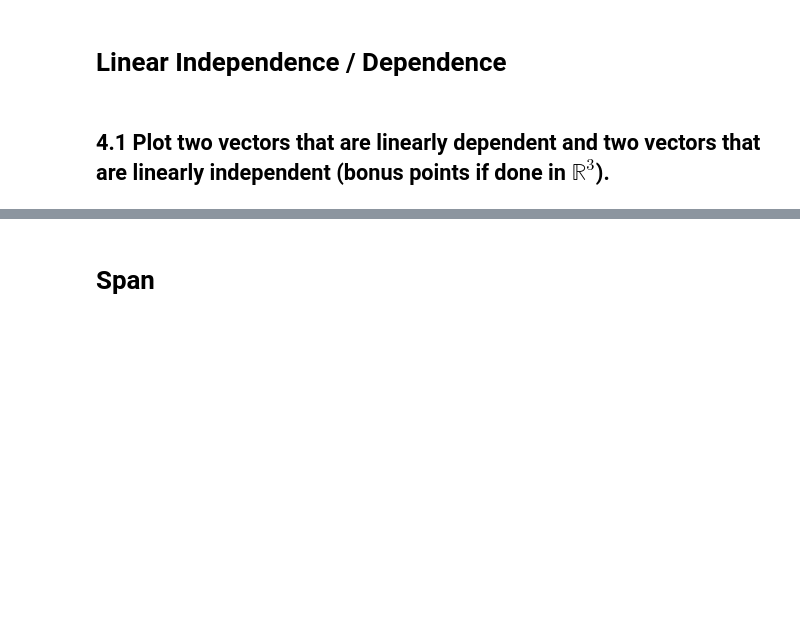
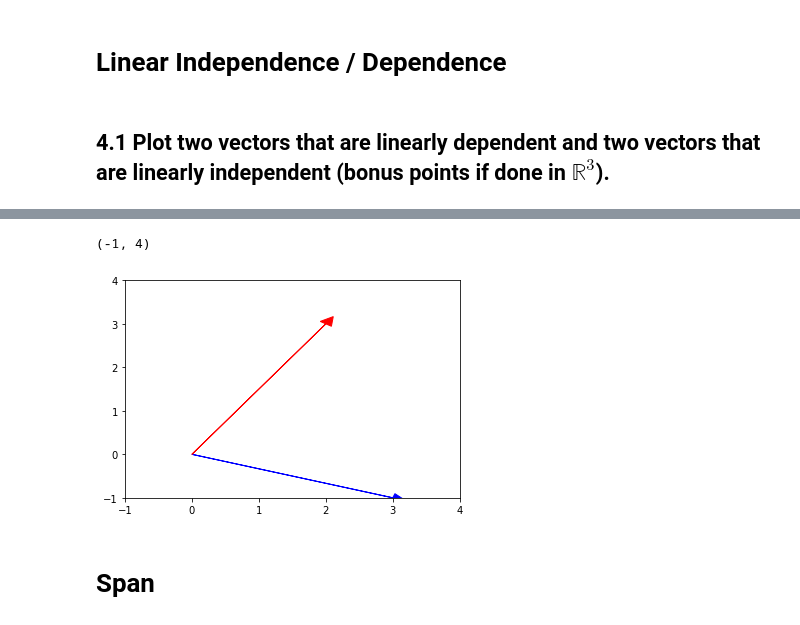
Before and after one commit to ekoly/DS-Unit-1-Sprint-3-Linear-Algebra, a Jupyter notebook: module2-intermediate-linear-algebra/LS_DS_132_Intermediate_Linear_Algebra_Assignment.ipynb, the cells around one changed output, grey strips where cells are left out. Saved outputs shown, nothing was run; the diff lists cells and outputs as text; code cells hidden in the pictures; blank space fills up the shorter version.

```diff
--- a/module2-intermediate-linear-algebra/LS_DS_132_Intermediate_Linear_Algebra_Assignment.ipynb
+++ b/module2-intermediate-linear-algebra/LS_DS_132_Intermediate_Linear_Algebra_Assignment.ipynb
@@ -188,3 +215,14 @@ f = \begin{bmatrix} 4 & 12 & 11 & 9 & 2 \end{bmatrix}
+# %%
+fig, ax = plt.subplots()
+
+ax.arrow(0, 0, 3, -1, head_width=0.2, head_length=0.2, color="blue")
+ax.arrow(0, 0, 2, 3, head_width=0.2, head_length=0.2, color="red")
+
+ax.set_xlim([-1, 4])
+ax.set_ylim([-1, 4])
+# %% [output]
+(-1, 4)
+[figure, added]
 # %% [markdown]
 # Span
 # %% [markdown]
```
Also changed, not shown: parts of 12 cells of this notebook.
